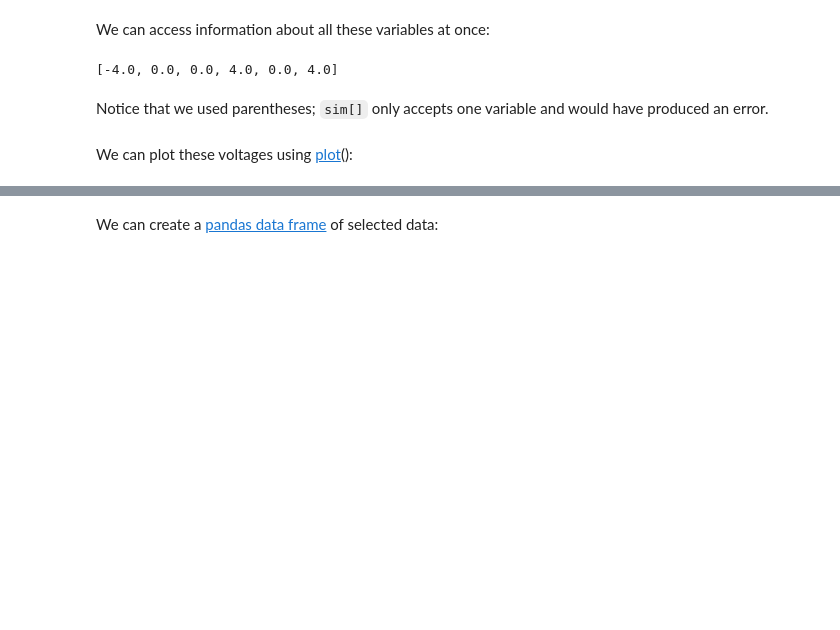
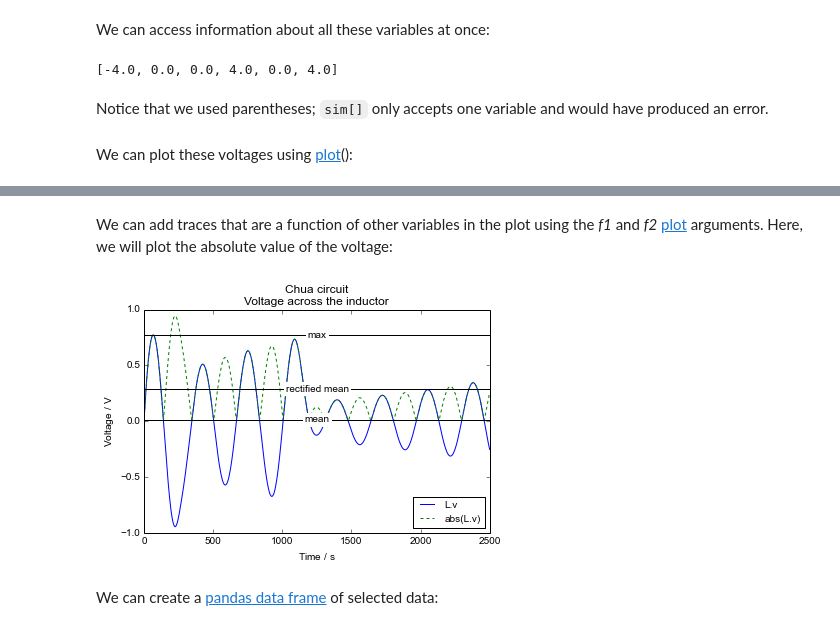
Before and after one commit to kdavies4/ModelicaRes, a Jupyter notebook: examples/tutorial.ipynb, the cells around one changed output, grey strips where cells are left out. Drawn from its saved outputs; the diff is of its cells as text; code cells hidden in the pictures; blank space fills up the shorter version.

```diff
--- a/examples/tutorial.ipynb
+++ b/examples/tutorial.ipynb
@@ -145,3 +164,17 @@ The title and labels were generated automatically, but they can be customized us
+# %% [markdown]
+We can add traces that are a function of other variables in the plot using the *f1* and *f2* [plot](http://kdavies4.github.io/ModelicaRes/simres.html#modelicares.simres.SimRes.plot) arguments.  Here, we will plot the absolute value of the voltage:
+# %%
+ax, __ = sim.plot('L.v', ylabel1="Voltage",
+                  f1={"abs(L.v)": lambda x: np.abs(x[0])},
+                  title="Chua circuit\nVoltage across the inductor")
+
+# Show the max, mean, and rectified mean.
+from modelicares import add_hlines
+Lv = sim['L.v']
+add_hlines(ax, [Lv.max(), Lv.mean(), Lv.mean_rectified()],
+               ["max", "mean", "rectified mean"], color='k')
+# %% [output]
+[figure, added]
 # %% [markdown]
 We can create a [pandas data frame](http://pandas.pydata.org/pandas-docs/stable/generated/pandas.DataFrame.html?highlight=dataframe#pandas.DataFrame) of selected data:
 # %%
```
Also changed, not shown: parts of 17 cells of this notebook, 6 other files.
